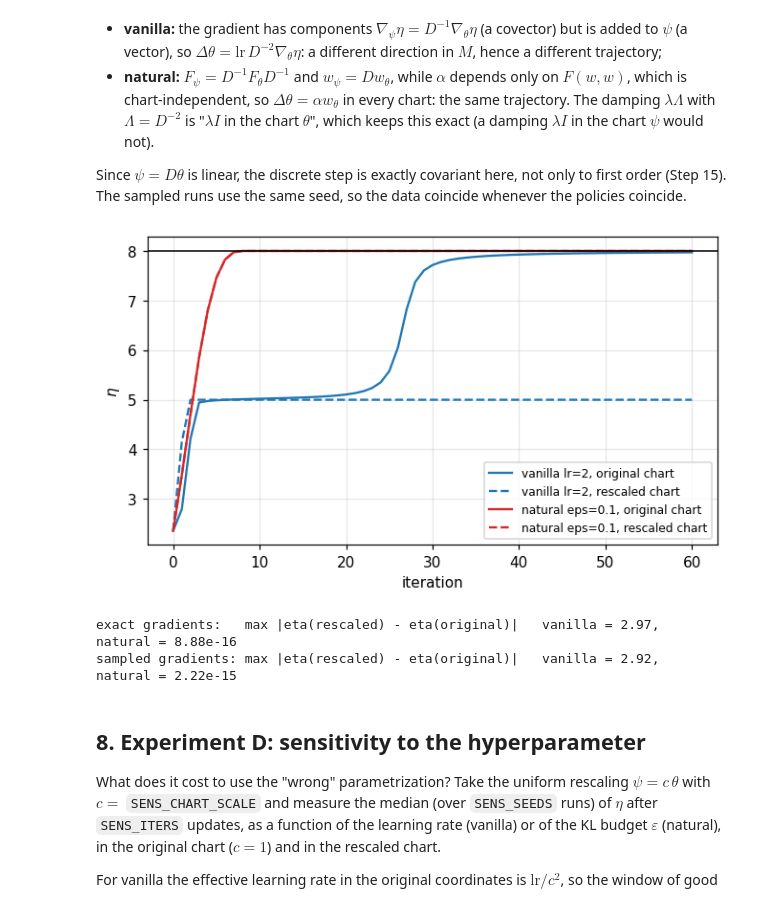
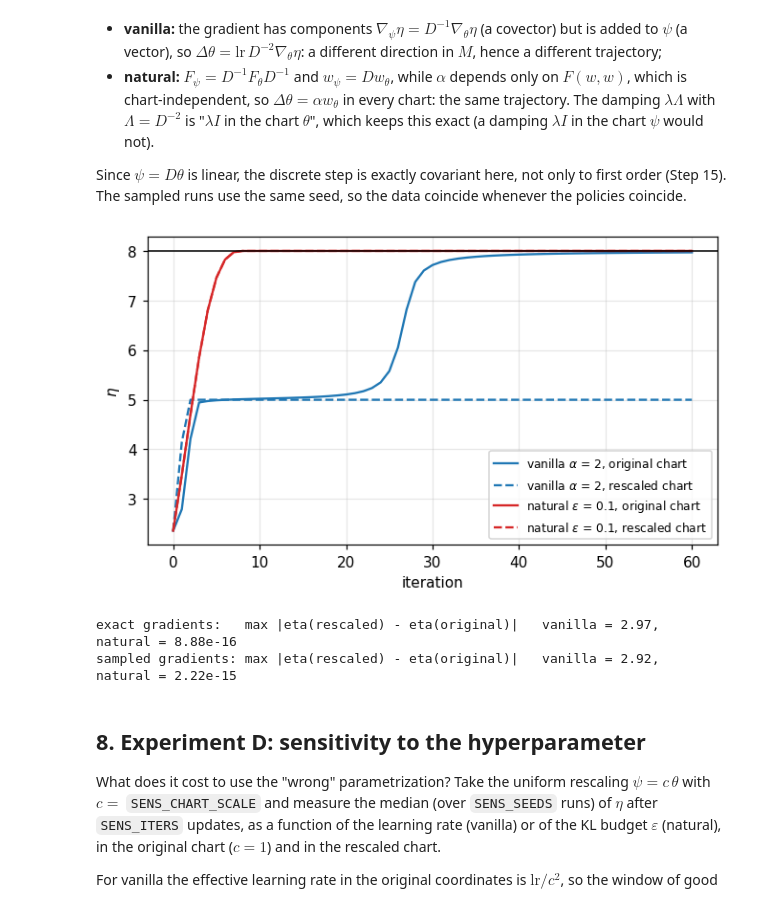
Before and after one commit to emilhauselvargha-byte/natural-policy-gradient, a Jupyter notebook: notebooks/natural_gradient_bandit.ipynb, the cells around one changed output. Saved outputs shown, nothing was run; the diff lists cells and outputs as text; code cells hidden in the pictures.

```diff
--- a/notebooks/natural_gradient_bandit.ipynb
+++ b/notebooks/natural_gradient_bandit.ipynb
@@ -402,7 +406,7 @@ exact_rows = []
 for ax, method, grid, name in [(axes[0], "vanilla", LR_GRID, "lr"), (axes[1], "natural", EPS_GRID, "eps")]:
     for hp in grid:
         curve = run_exact(method, N_ITERS_EXACT, **{name: hp})
-        ax.plot(curve, label=f"{name}={hp:g}"); exact_rows.append((method, f"{name}={hp:g}", curve))
+        ax.plot(curve, label=f"{hp_label(name)} = {hp:g}"); exact_rows.append((method, f"{name}={hp:g}", curve))
     ax.axhline(ETA_STAR, color="k", lw=1); ax.axhline(ETA_INIT, color="k", lw=1, ls=":"); ax.axhline(TARGET, color="gray", lw=1, ls="--")
     ax.set_title(f"{method} (exact)"); ax.set_xlabel("iteration"); ax.legend(fontsize=7, loc="lower right")
 axes[0].set_ylabel(r"$\eta$"); plt.tight_layout(); plt.show()
@@ -486,10 +490,10 @@ fig, axes = plt.subplots(1, len(labels) + 1, figsize=(4.6 * (len(labels) + 1), 3
 for ax, lab in zip(axes[:-1], labels):
     for k, (C, _) in sampled.items():
         if k[0] == lab:
-            ax.plot(np.arange(C.shape[1]) * BATCH_SIZE, C.mean(0), label=f"{'lr' if lab == 'vanilla' else 'eps'}={k[1]:g}")
+            ax.plot(np.arange(C.shape[1]) * BATCH_SIZE, C.mean(0), label=f"{hp_label(lab)} = {k[1]:g}")
     ax.set_title(f"{lab}: mean over seeds"); ax.legend(fontsize=7, loc="lower right")
 for lab, col in zip(labels, ["C0", "C3", "C2"]):
-    k = best[lab]; band(axes[-1], sampled[k][0], f"{lab}, {'lr' if lab == 'vanilla' else 'eps'}={k[1]:g}", color=col)
+    k = best[lab]; band(axes[-1], sampled[k][0], f"{lab}, {hp_label(lab)} = {k[1]:g}", color=col)
 axes[-1].set_title("best setting of each (mean, 10-90% band)")
 for ax in axes:
     ax.axhline(ETA_STAR, color="k", lw=1); ax.axhline(ETA_INIT, color="k", lw=1, ls=":"); ax.axhline(TARGET, color="gray", lw=1, ls="--")
@@ -554,24 +558,24 @@ Since $\psi=D\theta$ is linear, the discrete step is exactly covariant here, not
 # %%
 SCALES = np.exp(np.random.default_rng(123).uniform(-np.log(CHART_SCALE_SPREAD), np.log(CHART_SCALE_SPREAD), N_FREE))
 lr_ref, eps_ref = LR_GRID[len(LR_GRID) // 2], EPS_GRID[len(EPS_GRID) // 2]
 n_it = min(N_ITERS_EXACT, 60)
 curves = {
-    f"vanilla lr={lr_ref:g}, original chart":   run_exact("vanilla", n_it, lr=lr_ref),
-    f"vanilla lr={lr_ref:g}, rescaled chart":   run_exact("vanilla", n_it, lr=lr_ref, scales=SCALES),
-    f"natural eps={eps_ref:g}, original chart": run_exact("natural", n_it, eps=eps_ref),
-    f"natural eps={eps_ref:g}, rescaled chart": run_exact("natural", n_it, eps=eps_ref, scales=SCALES),
+    f"vanilla {hp_label('lr')} = {lr_ref:g}, original chart":   run_exact("vanilla", n_it, lr=lr_ref),
+    f"vanilla {hp_label('lr')} = {lr_ref:g}, rescaled chart":   run_exact("vanilla", n_it, lr=lr_ref, scales=SCALES),
+    f"natural {hp_label('eps')} = {eps_ref:g}, original chart": run_exact("natural", n_it, eps=eps_ref),
+    f"natural {hp_label('eps')} = {eps_ref:g}, rescaled chart": run_exact("natural", n_it, eps=eps_ref, scales=SCALES),
 }
 fig, ax = plt.subplots(figsize=(7, 3.8))
 for (name, c), ls, col in zip(curves.items(), ["-", "--", "-", "--"], ["C0", "C0", "C3", "C3"]): ax.plot(c, ls=ls, color=col, label=name)
 ax.axhline(ETA_STAR, color="k", lw=1); ax.set_xlabel("iteration"); ax.set_ylabel(r"$\eta$"); ax.legend(fontsize=8); plt.show()
 k = list(curves.values())
 print("exact gradients:   max |eta(rescaled) - eta(original)|   vanilla = %.3g,  natural = %.3g" % (np.abs(k[0] - k[1]).max(), np.abs(k[2] - k[3]).max()))
 
 v1, _ = run_sampled("vanilla", 40, 0, lr=lr_ref);                    v2, _ = run_sampled("vanilla", 40, 0, lr=lr_ref, scales=SCALES)
 n1, _ = run_sampled("natural", 40, 0, eps=eps_ref);                  n2, _ = run_sampled("natural", 40, 0, eps=eps_ref, scales=SCALES)
 print("sampled gradients: max |eta(rescaled) - eta(original)|   vanilla = %.3g,  natural = %.3g" % (np.abs(v1 - v2).max(), np.abs(n1 - n2).max()))
 # %% [output]
-[figure, old version]
+[figure, new version]
 exact gradients:   max |eta(rescaled) - eta(original)|   vanilla = 2.97,  natural = 8.88e-16
 sampled gradients: max |eta(rescaled) - eta(original)|   vanilla = 2.92,  natural = 2.22e-15
 # %% [markdown]
```
Also changed, not shown: parts of 5 cells of this notebook, 21 other files.
